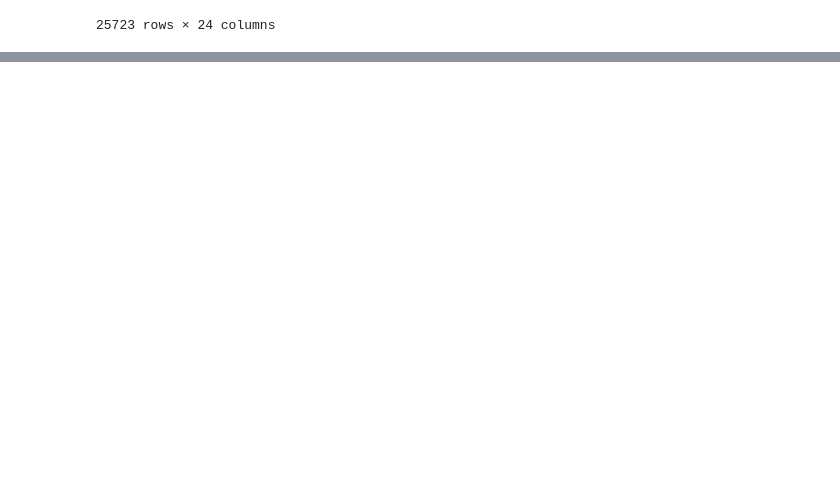
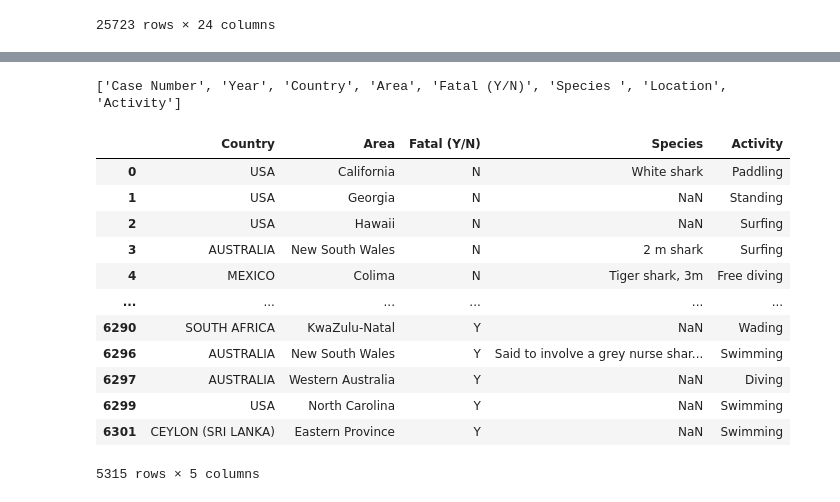
Before and after one commit to Maura-Santos/Shark-Attacks, a Jupyter notebook: Sahark_attack_program.ipynb, the cells around one changed output, grey strips where cells are left out. Drawn from its saved outputs; the diff is of its cells as text; code cells hidden in the pictures; blank space fills up the shorter version.

```diff
--- a/Sahark_attack_program.ipynb
+++ b/Sahark_attack_program.ipynb
@@ -31,3 +20,0 @@ print(data.columns.tolist())
-# %%
-shipwreck = data[['Case Number','Year','Country','Area','Fatal (Y/N)','Species ' ,'Location','Activity']]
-shipwreck
@@ -49,0 +40,21 @@ import seaborn as sns
+# %%
+print(shark_attack.columns.tolist())
+# %% [output]
+['Case Number', 'Year', 'Country', 'Area', 'Fatal (Y/N)', 'Species ', 'Location', 'Activity']
+# %%
+program = shark_attack[['Country', 'Area', 'Fatal (Y/N)', 'Species ', 'Activity']]
+program
+# %% [output]
+|  | Country | Area | Fatal (Y/N) | Species | Activity |
+| 0 | USA | California | N | White shark | Paddling |
+| 1 | USA | Georgia | N | NaN | Standing |
+| 2 | USA | Hawaii | N | NaN | Surfing |
+| 3 | AUSTRALIA | New South Wales | N | 2 m shark | Surfing |
+| 4 | MEXICO | Colima | N | Tiger shark, 3m | Free diving |
+| ... | ... | ... | ... | ... | ... |
+| 6290 | SOUTH AFRICA | KwaZulu-Natal | Y | NaN | Wading |
+| 6296 | AUSTRALIA | New South Wales | Y | Said to involve a grey nurse shar... | Swimming |
+| 6297 | AUSTRALIA | Western Australia | Y | NaN | Diving |
+| 6299 | USA | North Carolina | Y | NaN | Swimming |
+| 6301 | CEYLON (SRI LANKA) | Eastern Province | Y | NaN | Swimming |
+5315 rows × 5 columns
```
Also changed, not shown: parts of 38 cells of this notebook.
